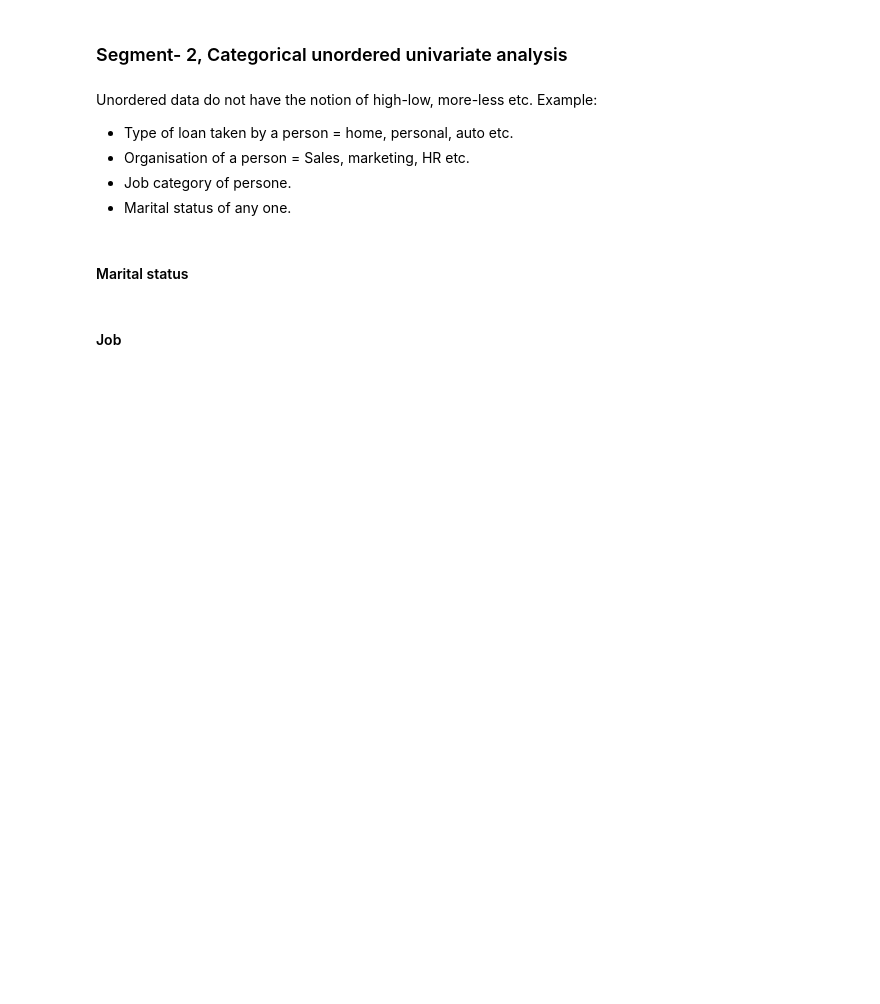
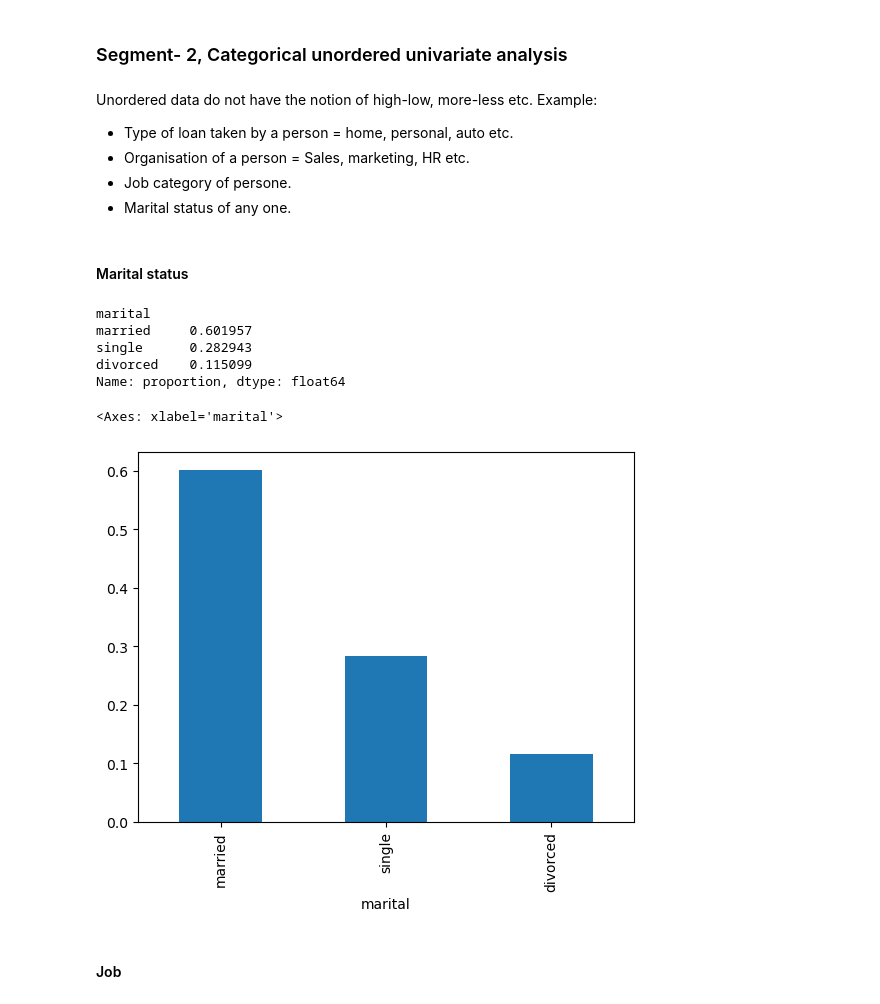
Before and after one commit to PrakNew/UpGrad, a Jupyter notebook: Exploratory Data Analysis/Data Cleaning/Bank+Dataset/Bank Dataset/Bank+Marketing+Campaign_EDA-blank+notebook.ipynb, the cells around one changed output. Cells and saved outputs as stored; diff of their text form; code cells hidden in the pictures; blank space fills up the shorter version.

```diff
--- a/Exploratory Data Analysis/Data Cleaning/Bank+Dataset/Bank Dataset/Bank+Marketing+Campaign_EDA-blank+notebook.ipynb
+++ b/Exploratory Data Analysis/Data Cleaning/Bank+Dataset/Bank Dataset/Bank+Marketing+Campaign_EDA-blank+notebook.ipynb
@@ -539,8 +539,20 @@ Unordered data do not have the notion of high-low, more-less etc. Example:
 #### Marital status
 # %%
 #calculate the percentage of each marital status category.
+
+inp1.marital.value_counts(normalize=True)
+# %% [output]
+marital
+married     0.601957
+single      0.282943
+divorced    0.115099
+Name: proportion, dtype: float64
 # %%
 #plot the bar graph of percentage marital status categories
+inp1.marital.value_counts(normalize=True).plot.bar()
+# %% [output]
+<Axes: xlabel='marital'>
+[figure, added]
 # %% [markdown]
 #### Job
 # %%
```
Also changed, not shown: parts of 9 cells of this notebook, 6 other files.
